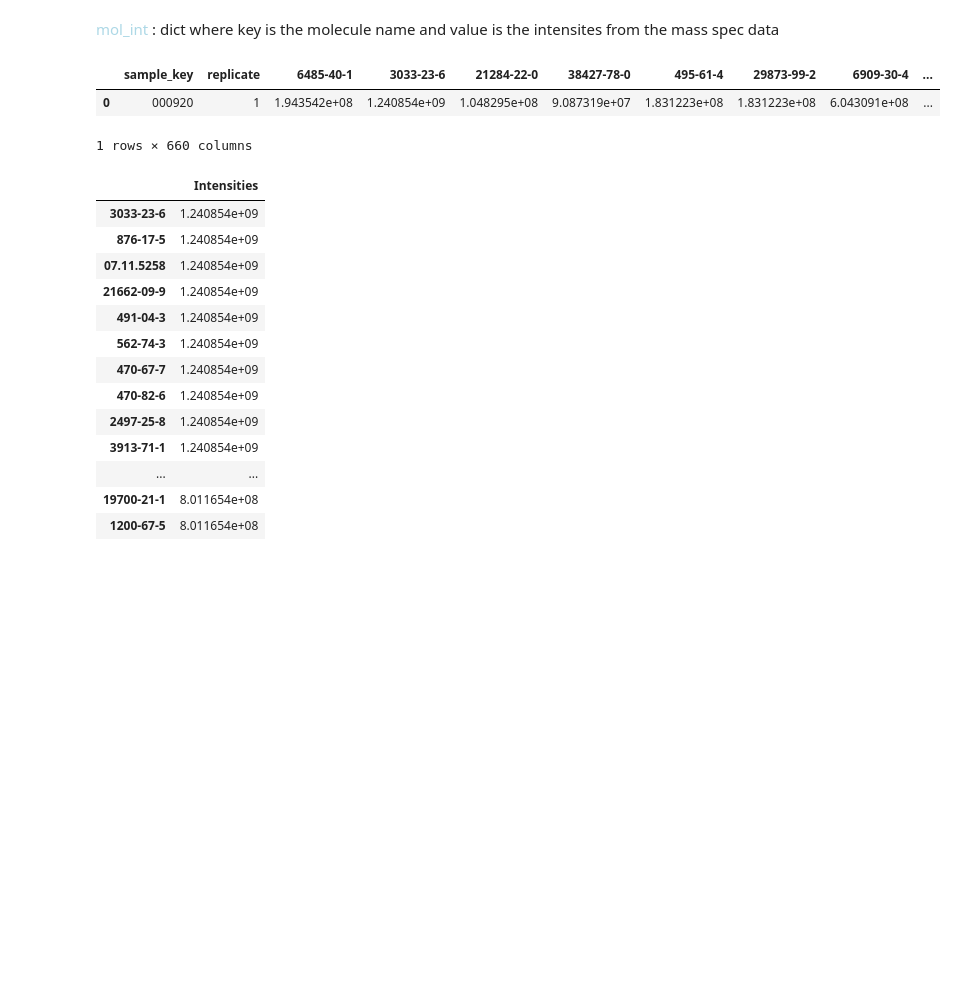
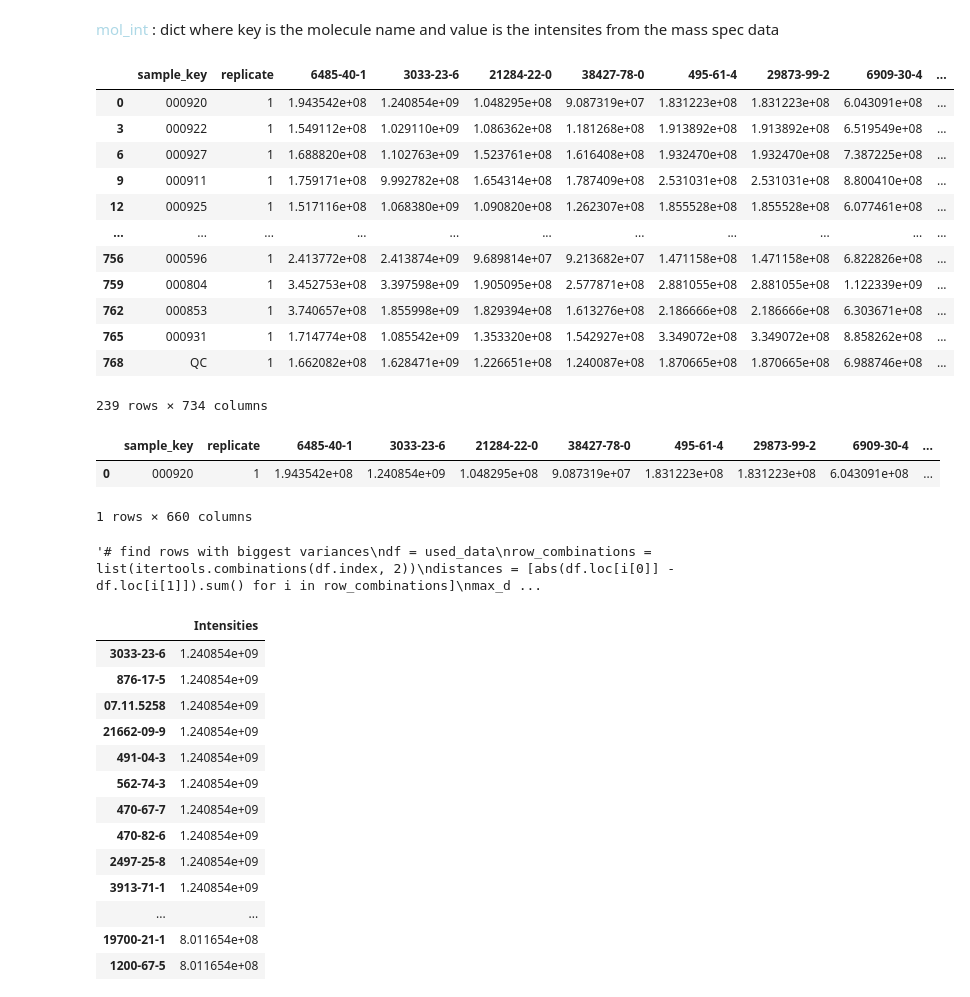
Before and after one commit to rengesf/flavorpred, a Jupyter notebook: Pipeline_RI.ipynb, the cells around one changed output. Cells and saved outputs as stored; diff of their text form; code cells hidden in the pictures; blank space fills up the shorter version.

```diff
--- a/Pipeline_RI.ipynb
+++ b/Pipeline_RI.ipynb
@@ -101,13 +101,19 @@ file_path = 'data/cas_intensities.csv'
 data = pd.read_csv(file_path, delimiter=',')
 # only use first repliate
 data = data[data["replicate"]==1]
-# use sample 920 repliacte 1
-used_data = data[data["sample_key"]=="000920"]
-used_data = used_data[used_data["replicate"]==1]
-#filter columns that are 0
-used_data = used_data.loc[:, (used_data != 0).any(axis=0)]
-used_data
-# %% [output]
-|  | sample_key | replicate | 6485-40-1 | 3033-23-6 | 21284-22-0 | 38427-78-0 | 495-61-4 | 29873-99-2 | 6909-30-4 | ... |
-| 0 | 000920 | 1 | 1.943542e+08 | 1.240854e+09 | 1.048295e+08 | 9.087319e+07 | 1.831223e+08 | 1.831223e+08 | 6.043091e+08 | ... |
-1 rows × 660 columns
+# %%
+data
+# %% [output]
+|  | sample_key | replicate | 6485-40-1 | 3033-23-6 | 21284-22-0 | 38427-78-0 | 495-61-4 | 29873-99-2 | 6909-30-4 | ... |
+| 0 | 000920 | 1 | 1.943542e+08 | 1.240854e+09 | 1.048295e+08 | 9.087319e+07 | 1.831223e+08 | 1.831223e+08 | 6.043091e+08 | ... |
+| 3 | 000922 | 1 | 1.549112e+08 | 1.029110e+09 | 1.086362e+08 | 1.181268e+08 | 1.913892e+08 | 1.913892e+08 | 6.519549e+08 | ... |
+| 6 | 000927 | 1 | 1.688820e+08 | 1.102763e+09 | 1.523761e+08 | 1.616408e+08 | 1.932470e+08 | 1.932470e+08 | 7.387225e+08 | ... |
+| 9 | 000911 | 1 | 1.759171e+08 | 9.992782e+08 | 1.654314e+08 | 1.787409e+08 | 2.531031e+08 | 2.531031e+08 | 8.800410e+08 | ... |
+| 12 | 000925 | 1 | 1.517116e+08 | 1.068380e+09 | 1.090820e+08 | 1.262307e+08 | 1.855528e+08 | 1.855528e+08 | 6.077461e+08 | ... |
+| ... | ... | ... | ... | ... | ... | ... | ... | ... | ... | ... |
+| 756 | 000596 | 1 | 2.413772e+08 | 2.413874e+09 | 9.689814e+07 | 9.213682e+07 | 1.471158e+08 | 1.471158e+08 | 6.822826e+08 | ... |
+| 759 | 000804 | 1 | 3.452753e+08 | 3.397598e+09 | 1.905095e+08 | 2.577871e+08 | 2.881055e+08 | 2.881055e+08 | 1.122339e+09 | ... |
+| 762 | 000853 | 1 | 3.740657e+08 | 1.855998e+09 | 1.829394e+08 | 1.613276e+08 | 2.186666e+08 | 2.186666e+08 | 6.303671e+08 | ... |
+| 765 | 000931 | 1 | 1.714774e+08 | 1.085542e+09 | 1.353320e+08 | 1.542927e+08 | 3.349072e+08 | 3.349072e+08 | 8.858262e+08 | ... |
+| 768 | QC | 1 | 1.662082e+08 | 1.628471e+09 | 1.226651e+08 | 1.240087e+08 | 1.870665e+08 | 1.870665e+08 | 6.988746e+08 | ... |
+239 rows × 734 columns
@@ -114 +122,22 @@ used_data
+# %%
+used_data = data[data["replicate"]==1]
+used_data = used_data[used_data["sample_key"]==sample_key]
+#filter columns that are 0
+used_data = used_data.loc[:, (used_data != 0).any(axis=0)]
+used_data
+# %% [output]
+|  | sample_key | replicate | 6485-40-1 | 3033-23-6 | 21284-22-0 | 38427-78-0 | 495-61-4 | 29873-99-2 | 6909-30-4 | ... |
+| 0 | 000920 | 1 | 1.943542e+08 | 1.240854e+09 | 1.048295e+08 | 9.087319e+07 | 1.831223e+08 | 1.831223e+08 | 6.043091e+08 | ... |
+1 rows × 660 columns
+# %%
+'''# find rows with biggest variances
+df = used_data
+row_combinations = list(itertools.combinations(df.index, 2))
+distances = [abs(df.loc[i[0]] - df.loc[i[1]]).sum() for i in row_combinations]
+max_distance_indices = row_combinations[distances.index(max(distances))]
+print(df.loc[max_distance_indices[0]])
+print(df.loc[max_distance_indices[1]])
+#=> sample: 000879 and 000373'''
+# %% [output]
+'# find rows with biggest variances\ndf = used_data\nrow_combinations = list(itertools.combinations(df.index, 2))\ndistances = [abs(df.loc[i[0]] - df.loc[i[1]]).sum() for i in row_combinations]\nmax_d ...
 # %%
```
Also changed, not shown: parts of 2 cells of this notebook, 2 other files.
